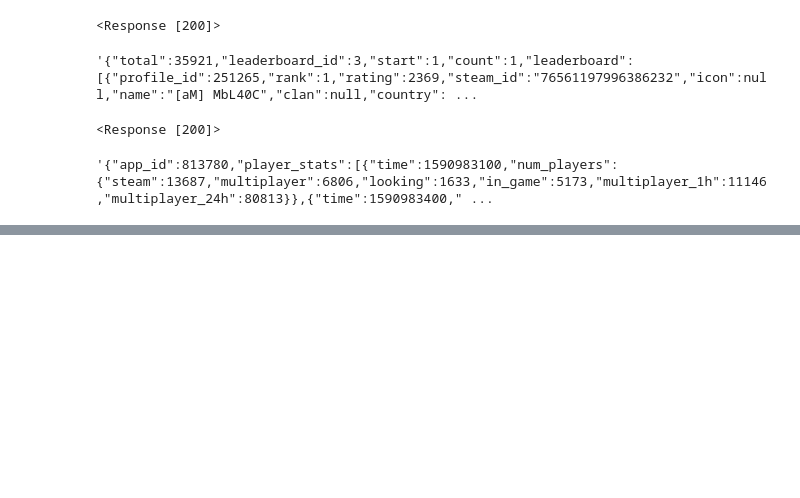
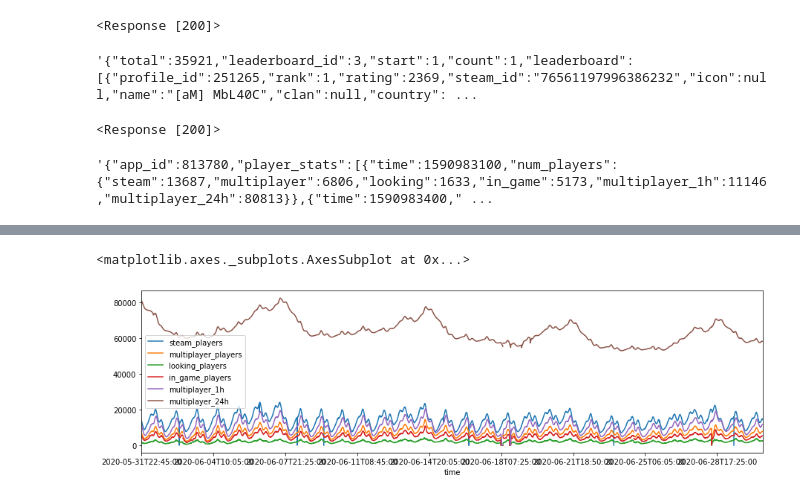
Before and after one commit to hunterkempf/AoE2_Game_Analysis, a Jupyter notebook: Test APIs.ipynb, the cells around one changed output, grey strips where cells are left out. Drawn from its saved outputs; the diff is of its cells as text; code cells hidden in the pictures; blank space fills up the shorter version.

Commit message:
data and more api exploration

```diff
--- a/Test APIs.ipynb
+++ b/Test APIs.ipynb
@@ -27,3 +32,42 @@ r.text
 # %% [output]
 <Response [200]>
 '{"app_id":813780,"player_stats":[{"time":1590983100,"num_players":{"steam":13687,"multiplayer":6806,"looking":1633,"in_game":5173,"multiplayer_1h":11146,"multiplayer_24h":80813}},{"time":1590983400," ...
+# %%
+data = []
+res = json.loads(r.text)
+for row in res['player_stats']:
+    time = datetime.fromtimestamp(row['time']).isoformat()
+    try:
+        steam_players = row['num_players']['steam']
+    except:
+        steam_players = np.nan
+    try:
+        multiplayer_players = row['num_players']['multiplayer']
+    except:
+        multiplayer_players = np.nan
+    try:
+        looking_players = row['num_players']['looking']
+    except:
+        looking_players = np.nan
+    try:
+        in_game_players = row['num_players']['in_game']
+    except:
+        in_game_players = np.nan
+    try:
+        multiplayer_1h = row['num_players']['multiplayer_1h']
+    except:
+        multiplayer_1h = np.nan
+    try:
+        multiplayer_24h = row['num_players']['multiplayer_24h']
+    except:
+        multiplayer_24h = np.nan
+    data.append({"time" : time,
+                 "steam_players" : steam_players,
+                 "multiplayer_players" : multiplayer_players,
+                 "looking_players" : looking_players,
+                 "in_game_players" : in_game_players,
+                 "multiplayer_1h" : multiplayer_1h,
+                 "multiplayer_24h" : multiplayer_24h
+                })
+df = pd.DataFrame(data)
+df
@@ -29,0 +90,5 @@ r.text
+# %%
+df.set_index('time').plot(figsize=(15,4))
+# %% [output]
+<matplotlib.axes._subplots.AxesSubplot at 0x...>
+[figure, added]
```
Also changed, not shown: parts of 7 cells of this notebook, 1 other file.
